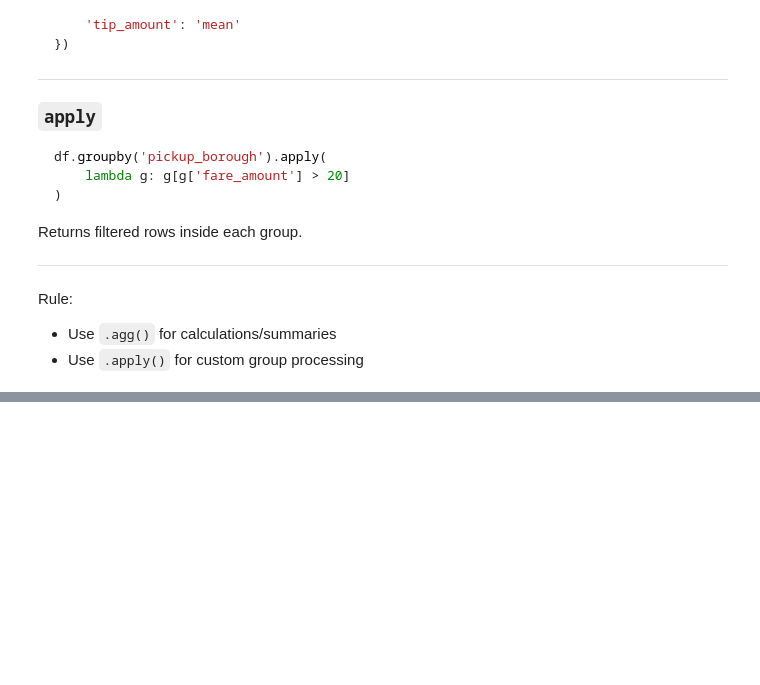
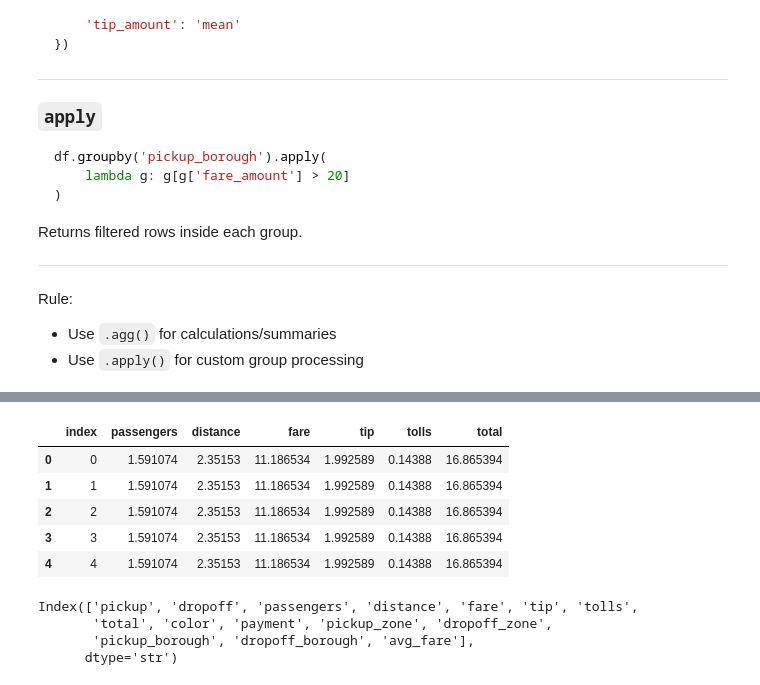
Before and after one commit to kanchanasubramani/PANDAS, a Jupyter notebook: groupby.ipynb, the cells around one changed output, grey strips where cells are left out. Saved outputs shown, nothing was run; the diff lists cells and outputs as text; code cells hidden in the pictures; blank space fills up the shorter version.

```diff
--- a/groupby.ipynb
+++ b/groupby.ipynb
@@ -619,0 +632,15 @@ Rule:
+# %%
+# Get numeric column names
+numeric_cols = df.select_dtypes(include=[np.number]).columns.tolist()
+
+# Group by borough and calculate mean for numeric columns
+result = df.groupby(['pickup_borough','color'])[numeric_cols].transform('mean').reset_index()
+# %%
+result.head()
+# %% [output]
+|  | index | passengers | distance | fare | tip | tolls | total |
+| 0 | 0 | 1.591074 | 2.35153 | 11.186534 | 1.992589 | 0.14388 | 16.865394 |
+| 1 | 1 | 1.591074 | 2.35153 | 11.186534 | 1.992589 | 0.14388 | 16.865394 |
+| 2 | 2 | 1.591074 | 2.35153 | 11.186534 | 1.992589 | 0.14388 | 16.865394 |
+| 3 | 3 | 1.591074 | 2.35153 | 11.186534 | 1.992589 | 0.14388 | 16.865394 |
+| 4 | 4 | 1.591074 | 2.35153 | 11.186534 | 1.992589 | 0.14388 | 16.865394 |
@@ -619,0 +650,7 @@ Rule:
+# %%
+df.columns
+# %% [output]
+Index(['pickup', 'dropoff', 'passengers', 'distance', 'fare', 'tip', 'tolls',
+       'total', 'color', 'payment', 'pickup_zone', 'dropoff_zone',
+       'pickup_borough', 'dropoff_borough', 'avg_fare'],
+      dtype='str')
```
Also changed, not shown: parts of 6 cells of this notebook.
